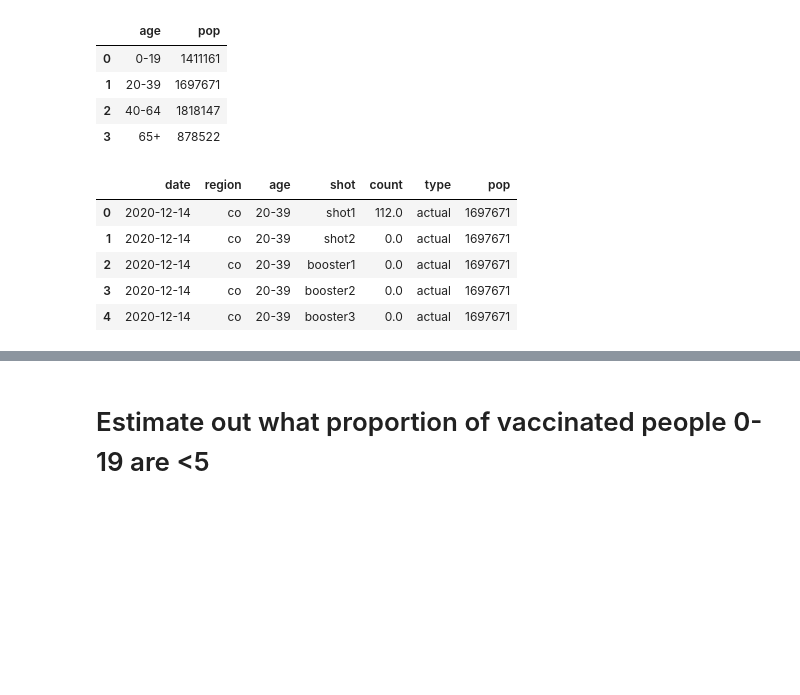
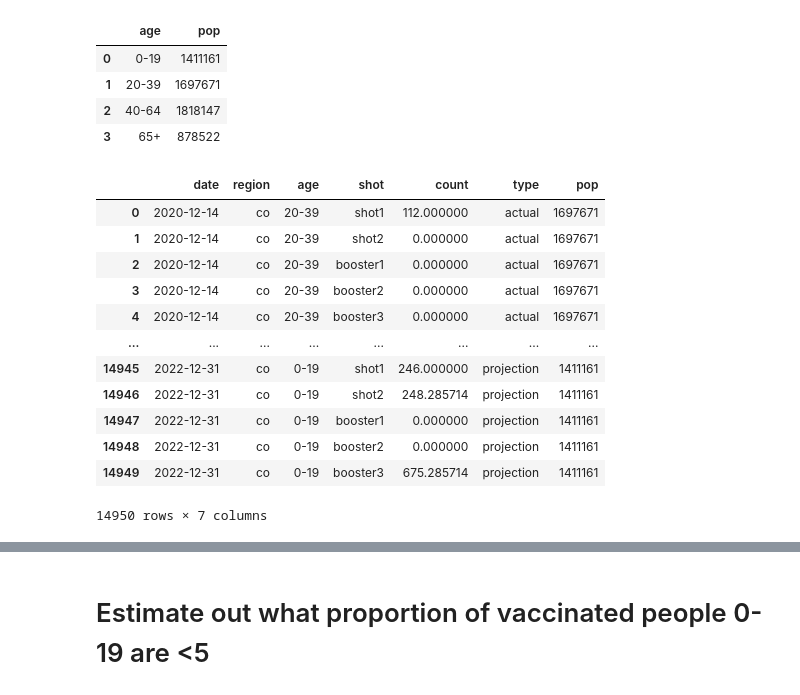
Before and after one commit to CSPH-COVID/covid-models, a Jupyter notebook: covid_model/model_dev_qc/vaccines/qc_vacc_projections.ipynb, the cells around one changed output, grey strips where cells are left out. Cells and saved outputs as stored; diff of their text form; code cells hidden in the pictures; blank space fills up the shorter version.

```diff
--- a/covid_model/model_dev_qc/vaccines/qc_vacc_projections.ipynb
+++ b/covid_model/model_dev_qc/vaccines/qc_vacc_projections.ipynb
@@ -29,9 +29,9 @@ outdir = setup("qc_vaccines.ipynb")
 # %%
 model_args = {
-    'params_defs': json.load(open('covid_model/analysis/20220921_sep_gov_briefing/20220921_scenario_params.json')),
+    'params_defs': json.load(open('covid_model/analysis/20221004_oct_gov_briefing/20221004_scenario_params.json')),
     'region_defs': 'covid_model/input/region_definitions.json',
     # you have to call the vaccine projection parameters that don't put a maximum cumulative value on each age group, that way you can project out to infinity
-    'vacc_proj_params': 'covid_model/model_dev_qc/vaccines/qc_vacc_projection_params.json',
+    'vacc_proj_params': 'covid_model/model_dev_qc/vaccines/qc_vacc_proj_params.json',
     'regions': ['co'],
     'mobility_mode': None,
     'start_date': '2020-01-24',
@@ -63,15 +63,22 @@ pop_df
 # %%
 df_actual = model.actual_vacc_df.stack(dropna=False).reset_index().rename(columns={'level_3': 'shot', 0: 'count'}).assign(type='actual')
 df_proj = model.proj_vacc_df.stack(dropna=False).reset_index().rename(columns={'level_3': 'shot', 0: 'count'}).assign(type='projection')
 df = pd.concat([df_actual, df_proj]).merge(pop_df)
-df.head()
+df
 # %% [output]
 |  | date | region | age | shot | count | type | pop |
-| 0 | 2020-12-14 | co | 20-39 | shot1 | 112.0 | actual | 1697671 |
-| 1 | 2020-12-14 | co | 20-39 | shot2 | 0.0 | actual | 1697671 |
-| 2 | 2020-12-14 | co | 20-39 | booster1 | 0.0 | actual | 1697671 |
-| 3 | 2020-12-14 | co | 20-39 | booster2 | 0.0 | actual | 1697671 |
-| 4 | 2020-12-14 | co | 20-39 | booster3 | 0.0 | actual | 1697671 |
+| 0 | 2020-12-14 | co | 20-39 | shot1 | 112.000000 | actual | 1697671 |
+| 1 | 2020-12-14 | co | 20-39 | shot2 | 0.000000 | actual | 1697671 |
+| 2 | 2020-12-14 | co | 20-39 | booster1 | 0.000000 | actual | 1697671 |
+| 3 | 2020-12-14 | co | 20-39 | booster2 | 0.000000 | actual | 1697671 |
+| 4 | 2020-12-14 | co | 20-39 | booster3 | 0.000000 | actual | 1697671 |
+| ... | ... | ... | ... | ... | ... | ... | ... |
+| 14945 | 2022-12-31 | co | 0-19 | shot1 | 246.000000 | projection | 1411161 |
+| 14946 | 2022-12-31 | co | 0-19 | shot2 | 248.285714 | projection | 1411161 |
+| 14947 | 2022-12-31 | co | 0-19 | booster1 | 0.000000 | projection | 1411161 |
+| 14948 | 2022-12-31 | co | 0-19 | booster2 | 0.000000 | projection | 1411161 |
+| 14949 | 2022-12-31 | co | 0-19 | booster3 | 675.285714 | projection | 1411161 |
+14950 rows × 7 columns
 # %%
 t1 = dt.datetime.strptime('2022-03-01', '%Y-%m-%d').date()
 t2 = model.end_date
```
Also changed, not shown: parts of 5 cells of this notebook, 1 other file.
